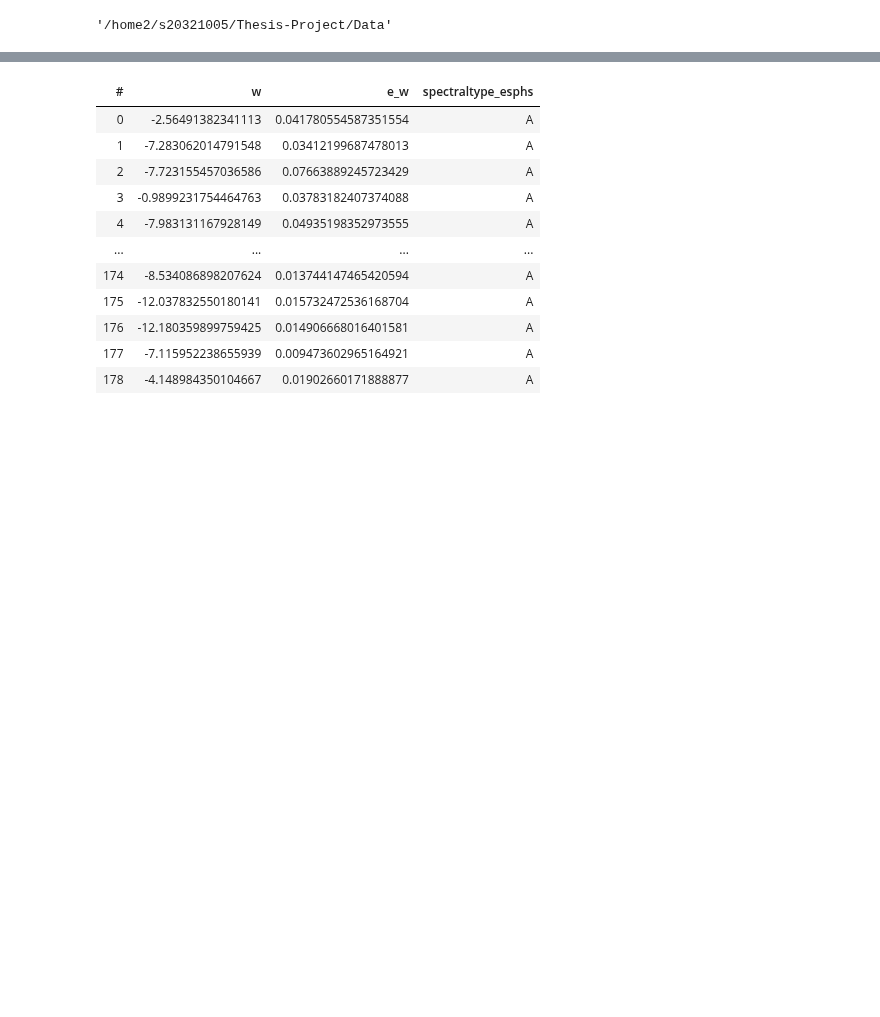
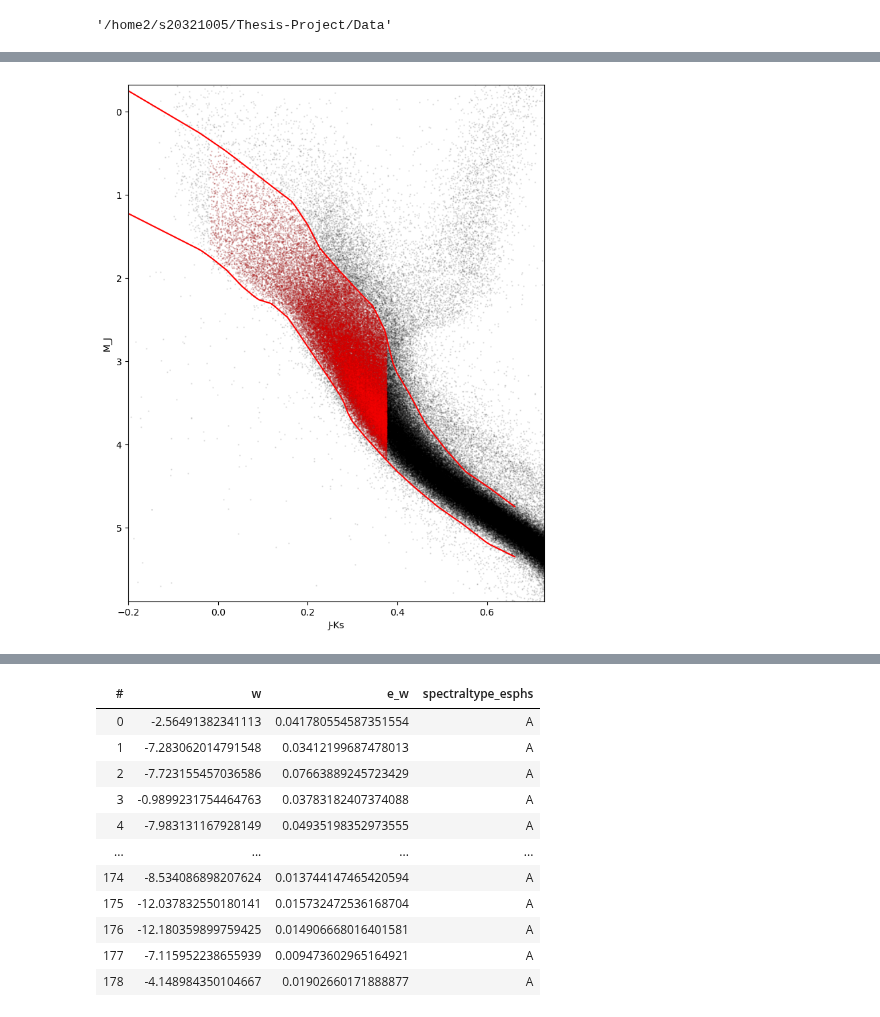
Before and after one commit to Alisyaifudin/Thesis-Project, a Jupyter notebook: 3. Vertical Velocity Distribution/3.4. Cutting.ipynb, the cells around one changed output, grey strips where cells are left out. Cells and saved outputs as stored; diff of their text form; code cells hidden in the pictures; blank space fills up the shorter version.

```diff
--- a/3. Vertical Velocity Distribution/3.4. Cutting.ipynb
+++ b/3. Vertical Velocity Distribution/3.4. Cutting.ipynb
@@ -199,0 +110,6 @@ df_mask
+# %%
+j_interp = interpolate.interp1d(jk, mj, kind='cubic')
+jks = np.linspace(jk.min(), jk.max(), 100)
+
+j_upper = interpolate.interp1d(up_x, up_y, fill_value="extrapolate")(jks)
+j_lower = interpolate.interp1d(low_x, low_y, fill_value="extrapolate")(jks)+0.15
@@ -199,0 +194,15 @@ df_mask
+# %%
+# HR diagram
+plt.figure(figsize=(8,10))
+df.viz.scatter("JK", "M_J", c='k', alpha=0.1, s=0.5, length_check=False)
+df_AG.viz.scatter("JK", "M_J", c='r', alpha=0.1, s=0.5, length_check=False)
+plt.plot(jks, j_upper, 'r')
+plt.plot(jks, j_lower, 'r')
+plt.xlabel("J-Ks")
+plt.ylabel("M_J")
+plt.xlim(-0.2, jks[-1]*1.1)
+plt.ylim(j_lower.min()*0.9, j_upper.max()*1.1)
+plt.gca().invert_yaxis()
+plt.show()
+# %% [output]
+[figure, added]
```
Also changed, not shown: parts of 19 cells of this notebook, 29 other files.
